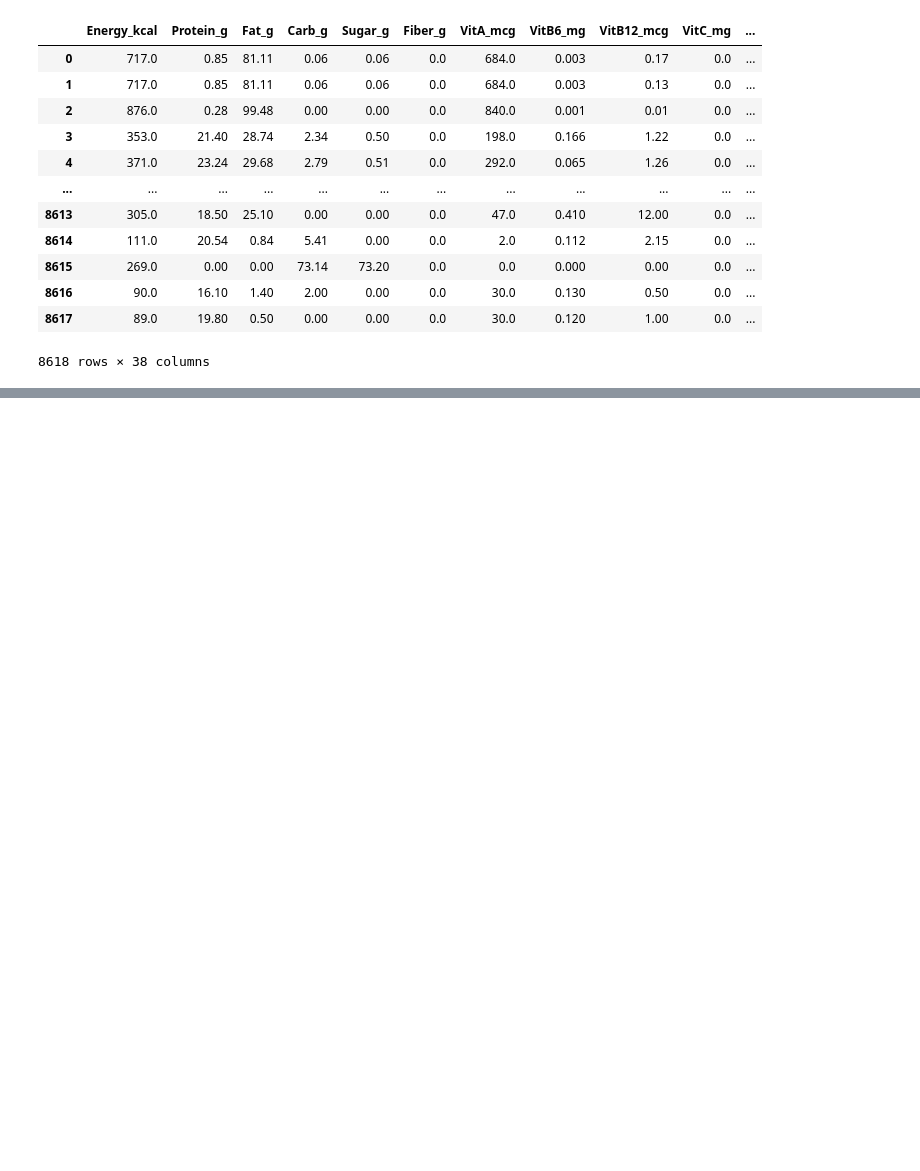
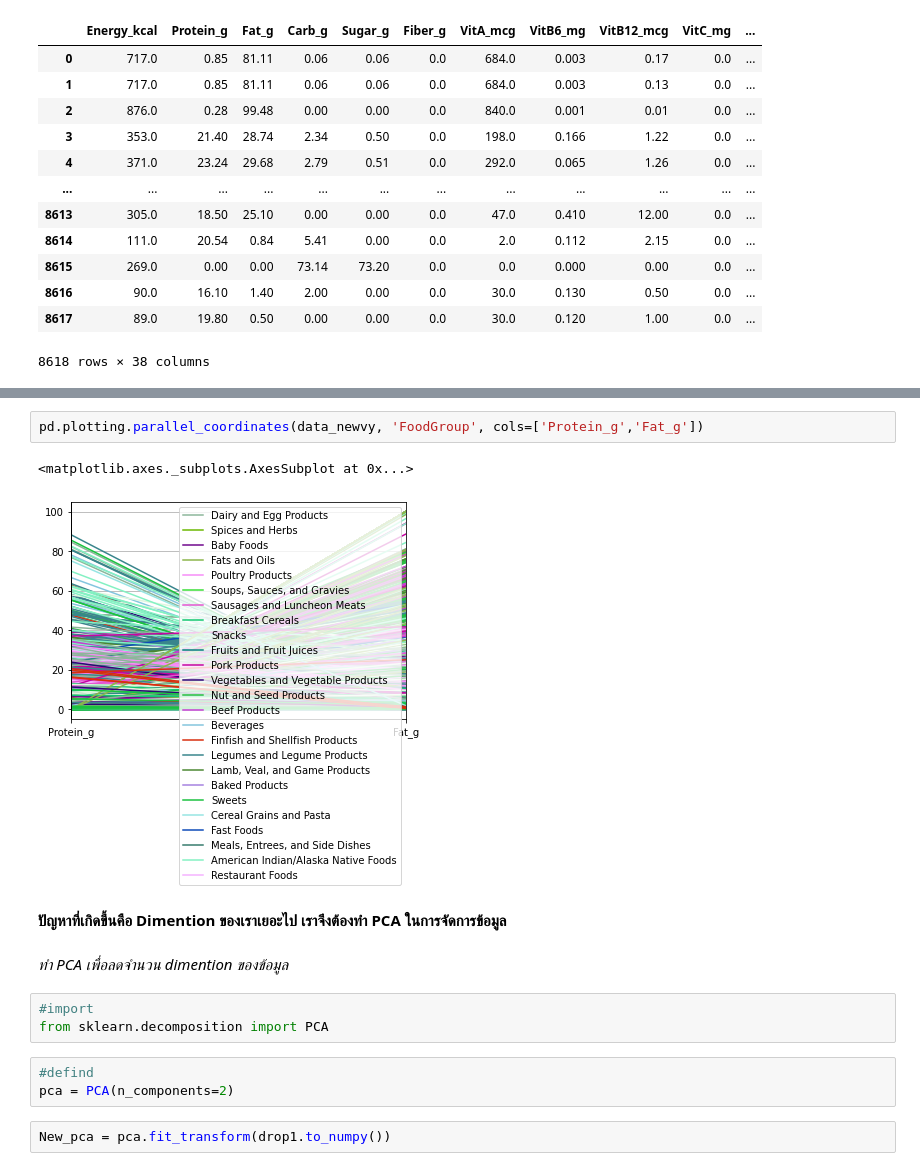
Before and after one commit to Jennapa-colab/multivariate, a Jupyter notebook: Chapter3(ต่อ)_example.ipynb, the cells around one changed output, grey strips where cells are left out. Drawn from its saved outputs; the diff is of its cells as text; blank space fills up the shorter version.

```diff
--- a/Chapter3(ต่อ)_example.ipynb
+++ b/Chapter3(ต่อ)_example.ipynb
@@ -195,0 +231,17 @@ newdata.drop(newdata.columns[newdata.columns.str.contains('27',)].values, axis=1
+# %%
+pd.plotting.parallel_coordinates(data_newvy, 'FoodGroup', cols=['Protein_g','Fat_g'])
+# %% [output]
+<matplotlib.axes._subplots.AxesSubplot at 0x...>
+[figure, added]
+# %% [markdown]
+**ปัญหาที่เกิดขึ้นคือ Dimention ของเราเยอะไป เราจึงต้องทำ PCA ในการจัดการข้อมูล**
+# %% [markdown]
+*ทำ PCA เพื่อลดจำนวน dimention ของข้อมูล*
+# %%
+#import
+from sklearn.decomposition import PCA
+# %%
+#defind
+pca = PCA(n_components=2)
+# %%
+New_pca = pca.fit_transform(drop1.to_numpy())
```
Also changed, not shown: parts of 17 cells of this notebook.
